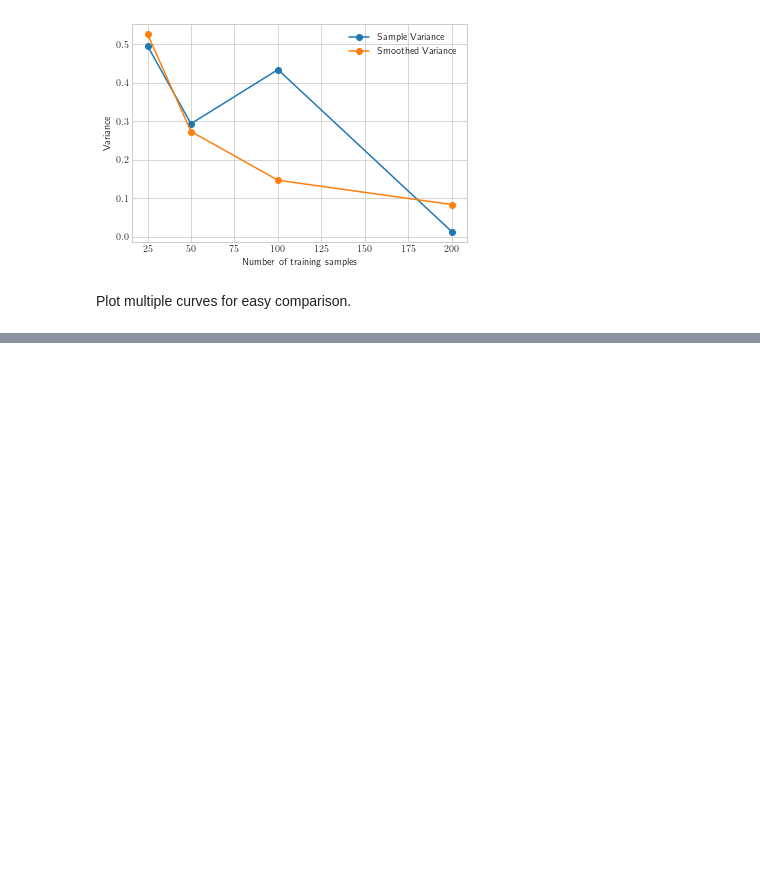
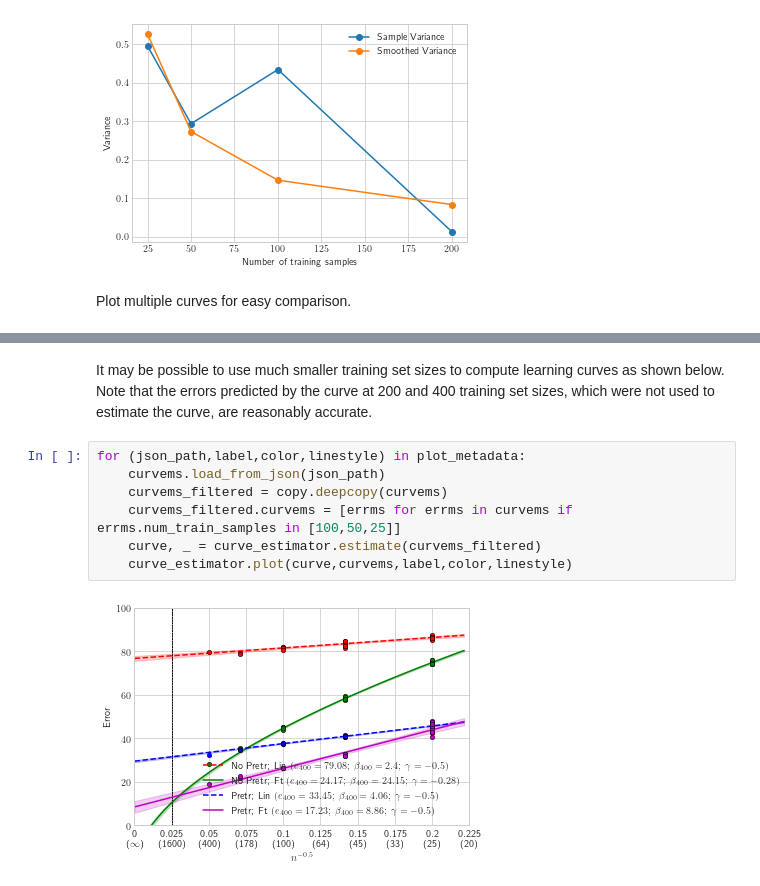
Before and after one commit to allenai/learning-curve, a Jupyter notebook: notebooks/curve.ipynb, the cells around one changed output, grey strips where cells are left out. Cells and saved outputs as stored; diff of their text form; blank space fills up the shorter version.

```diff
--- a/notebooks/curve.ipynb
+++ b/notebooks/curve.ipynb
@@ -122,0 +146,11 @@ for (json_path,label,color,linestyle) in plot_metadata:
+# %% [markdown]
+It may be possible to use much smaller training set sizes to compute learning curves as shown below. Note that the errors predicted by the curve at 200 and 400 training set sizes, which were not used to estimate the curve, are reasonably accurate.
+# %%
+for (json_path,label,color,linestyle) in plot_metadata:
+    curvems.load_from_json(json_path)
+    curvems_filtered = copy.deepcopy(curvems)
+    curvems_filtered.curvems = [errms for errms in curvems if errms.num_train_samples in [100,50,25]]
+    curve, _ = curve_estimator.estimate(curvems_filtered)
+    curve_estimator.plot(curve,curvems,label,color,linestyle)
+# %% [output]
+[figure, added]
```
Also changed, not shown: parts of 6 cells of this notebook.
